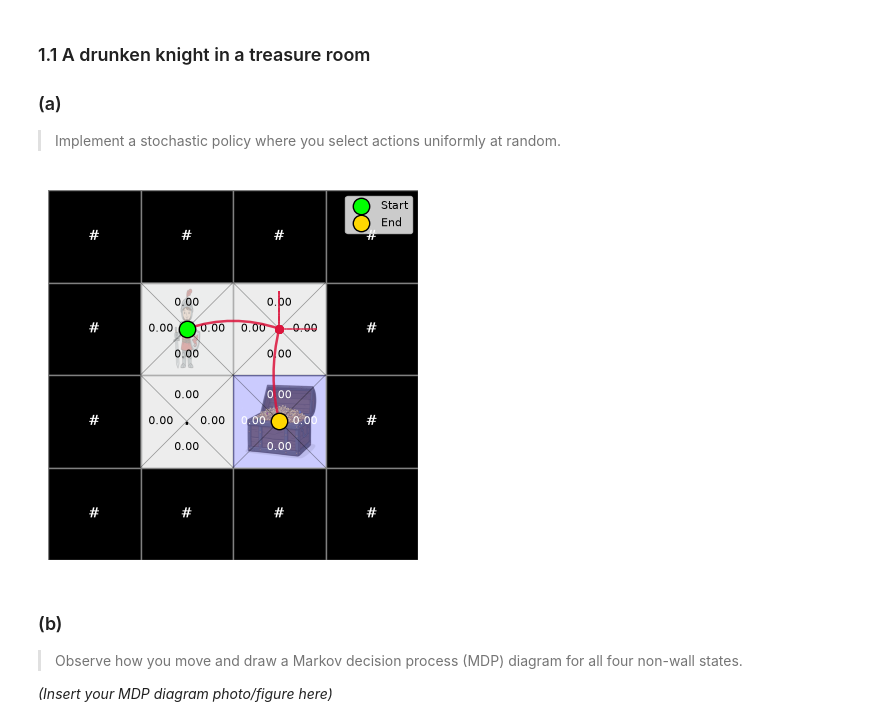
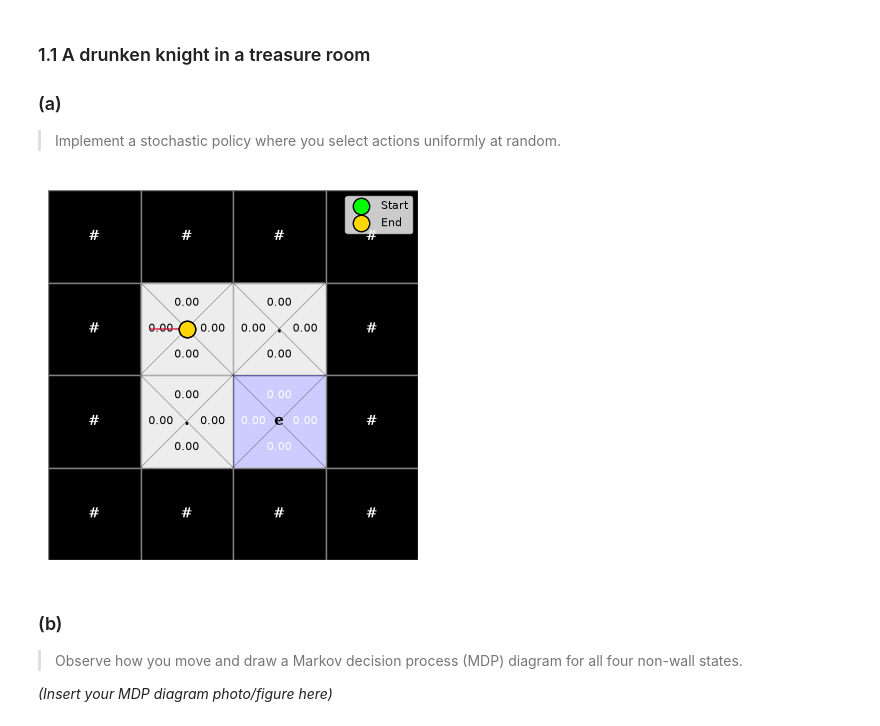
Before and after one commit to rocha-rafael-unilu/iml_2026, a Jupyter notebook: homework_2.ipynb, the cells around one changed output. Saved outputs shown, nothing was run; the diff lists cells and outputs as text; code cells hidden in the pictures.

```diff
--- a/homework_2.ipynb
+++ b/homework_2.ipynb
@@ -22,32 +22,32 @@ from iml.dungeon_maker import make_treasure_room, make_underground_maze, make_un
 # %%
 def my_reward_11(state, action, next_state, dungeon):
     if next_state == dungeon.end:
         return 1.0
     return 0.0
 
 def my_action_11(state, q_value):
 	# <implement your action here>
 	# return ... (int)
     return np.random.choice(4)
 
 def my_Q_update_11(agent, state, action, reward, next_state, dungeon):
     return None # use None for now
 
 treasure_room = make_treasure_room()
 vis_11 = DungeonVisualization(treasure_room)
 
 drunken_knight = DungeonAgent(n_states=treasure_room.n_states,
                              choose_action=my_action_11,
                              reward_func=my_reward_11,
                              update_q_values=my_Q_update_11)
 
 # Run the agent for 1 episode & collect states, actions, rewards
-states, actions, rewards = drunken_knight.run_episode(treasure_room, nstep=10, gamma=1.0)
+states, actions, rewards = drunken_knight.run_episode(treasure_room, nstep=1, gamma=1.0)
 
 # Show the map, Q-values, and path.
 vis_11.show(states, actions, drunken_knight.q_values)
 # %% [output]
-[figure, old version]
+[figure, new version]
 # %% [markdown]
 ### (b)
 > Observe how you move and draw a Markov decision process (MDP) diagram for all four non-wall states.
```
Also changed, not shown: parts of 3 cells of this notebook, 3 other files.
